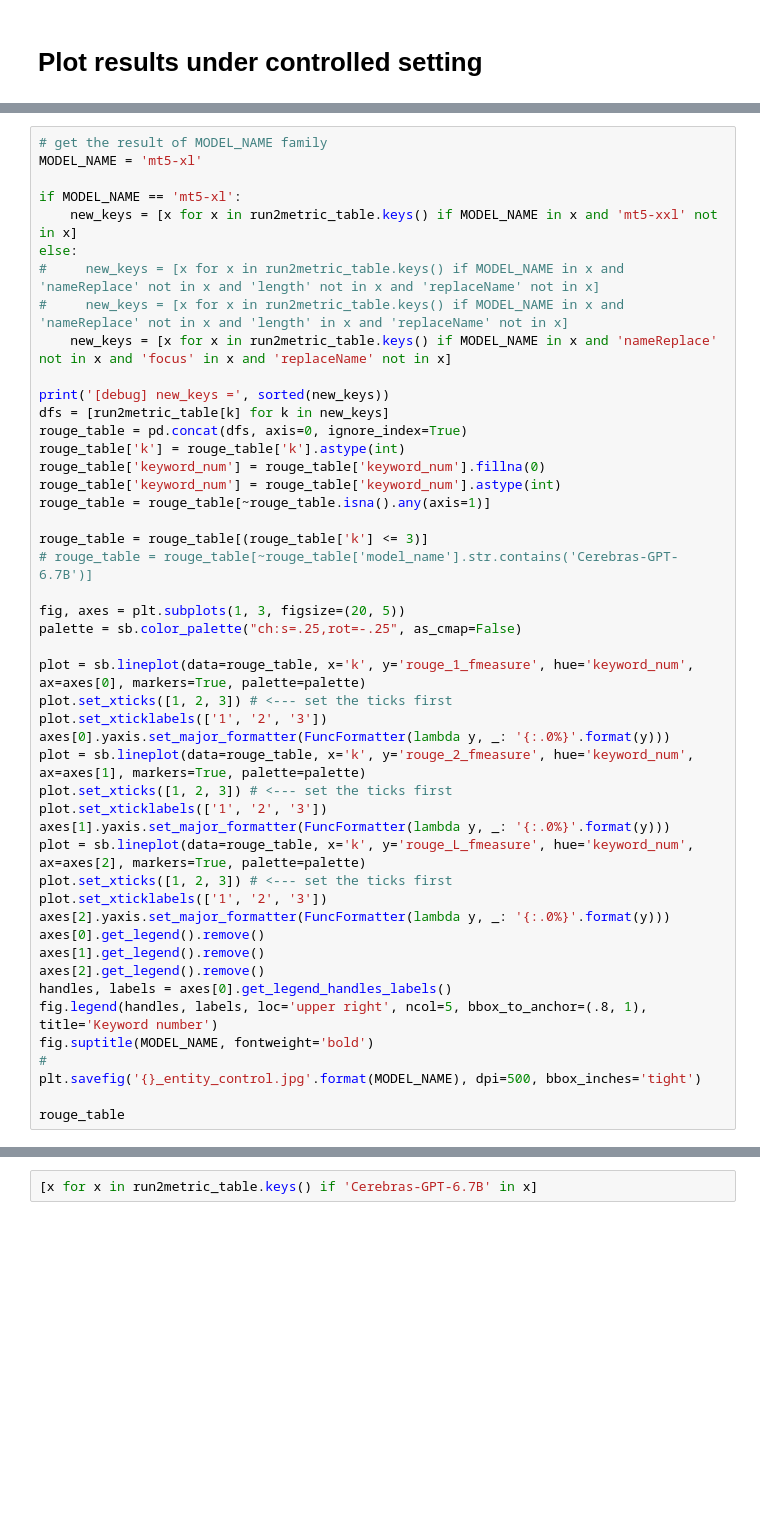
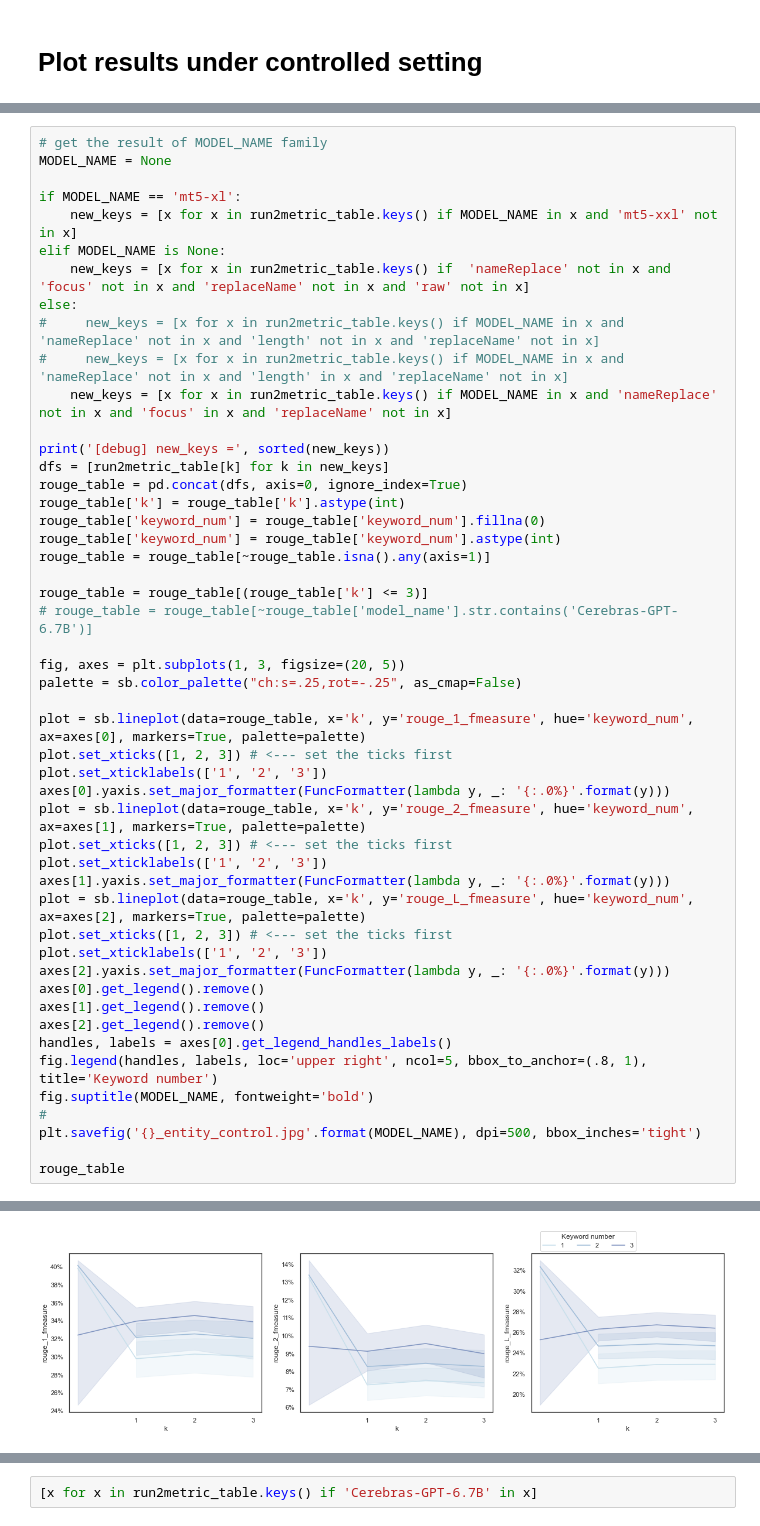
Before and after one commit to t170815518/control_dialogue_summarization_evaluation_benchmark, a Jupyter notebook: wandb.ipynb, the cells around one changed output, grey strips where cells are left out. Cells and saved outputs as stored; diff of their text form; blank space fills up the shorter version.

```diff
--- a/wandb.ipynb
+++ b/wandb.ipynb
@@ -138,9 +250,11 @@ rouge_table.groupby(['model_name', 'k']).std()
 # %%
 # get the result of MODEL_NAME family
-MODEL_NAME = 'mt5-xl'
+MODEL_NAME = None
 
 if MODEL_NAME == 'mt5-xl':
     new_keys = [x for x in run2metric_table.keys() if MODEL_NAME in x and 'mt5-xxl' not in x]
+elif MODEL_NAME is None:
+    new_keys = [x for x in run2metric_table.keys() if  'nameReplace' not in x and 'focus' not in x and 'replaceName' not in x and 'raw' not in x]
 else:
 #     new_keys = [x for x in run2metric_table.keys() if MODEL_NAME in x and 'nameReplace' not in x and 'length' not in x and 'replaceName' not in x]
 #     new_keys = [x for x in run2metric_table.keys() if MODEL_NAME in x and 'nameReplace' not in x and 'length' in x and 'replaceName' not in x]
@@ -182,3 +296,4 @@ fig.suptitle(MODEL_NAME, fontweight='bold')
 plt.savefig('{}_entity_control.jpg'.format(MODEL_NAME), dpi=500, bbox_inches='tight')
 
 rouge_table
+# %% [output]
@@ -184,0 +314 @@ rouge_table
+[figure, added]
```
Also changed, not shown: parts of 18 cells of this notebook.
